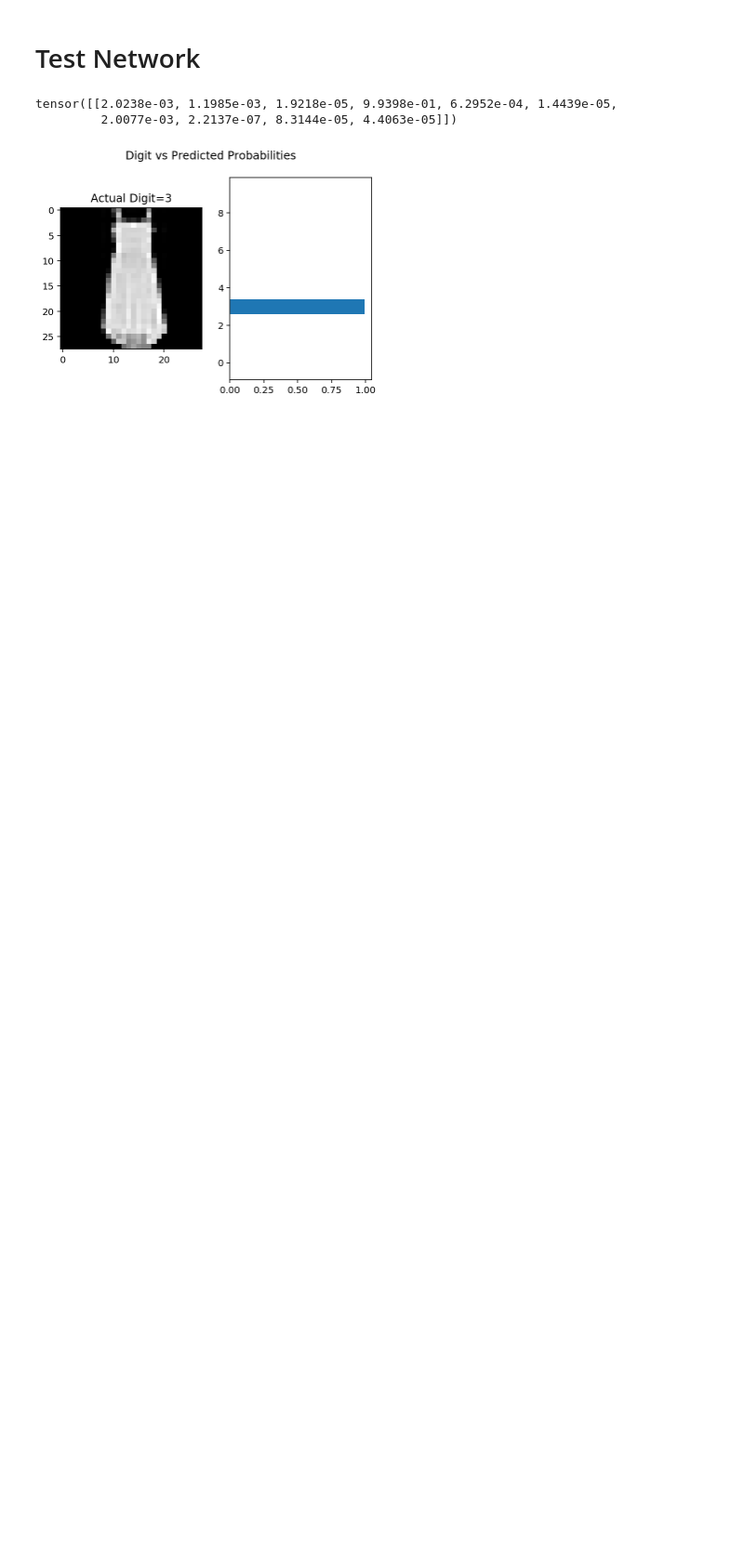
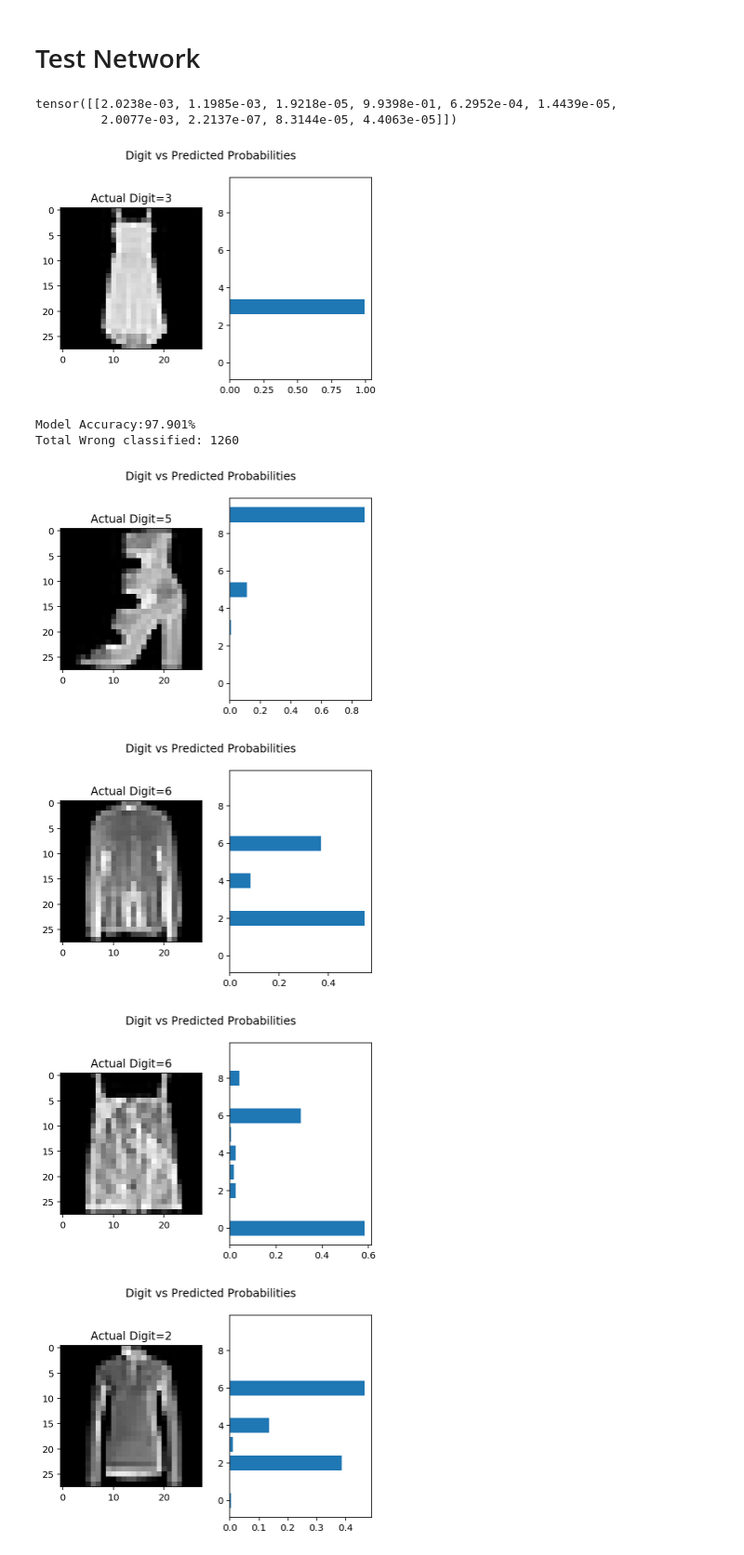
Before and after one commit to shivamswarnkar/Image-Classifier, a Jupyter notebook: MNIST_Fashion_classifier_pytorch.ipynb, the cells around one changed output. Shown at 93% size. Drawn from its saved outputs; the diff is of its cells as text; code cells hidden in the pictures; blank space fills up the shorter version.

Commit message:
Add accuracy

```diff
--- a/MNIST_Fashion_classifier_pytorch.ipynb
+++ b/MNIST_Fashion_classifier_pytorch.ipynb
@@ -122,3 +123,35 @@ with torch.no_grad():
 tensor([[2.0238e-03, 1.1985e-03, 1.9218e-05, 9.9398e-01, 6.2952e-04, 1.4439e-05,
          2.0077e-03, 2.2137e-07, 8.3144e-05, 4.4063e-05]])
 [figure]
+# %%
+# Calculate Accuracy on Test Data
+wrong_classified = 0
+with torch.no_grad():
+  for images, labels in testloader:
+    # flatten image
+    _, predicted_labels = torch.exp(model(images.view(images.shape[0], -1))).max(dim=1)
+    wrong_classified += len((labels-predicted_labels).nonzero())
+
+print(f'Model Accuracy:{round(100-(wrong_classified/(64*len(trainloader)))*100, 3)}%')
+print(f'Total Wrong classified: {wrong_classified}')
+# %% [output]
+Model Accuracy:97.901%
+Total Wrong classified: 1260
+# %%
+to_display = 5
+with torch.no_grad():
+  for images, labels in trainloader:
+    # flatten image
+    ps = torch.exp(model(images.view(images.shape[0], -1)))
+    _, predicted_labels = ps.max(dim=1)
+    for i in range(len(predicted_labels)):
+      if(predicted_labels[i] != labels[i] and to_display > 0):
+        to_display -=1
+        view_classify(images[i].view(1,28,28), ps[i], actual_digit=labels[i])
+      if to_display < 0:
+        break
+# %% [output]
+[figure, added]
+[figure, added]
+[figure, added]
+[figure, added]
```
Also changed, not shown: parts of 3 cells of this notebook.
